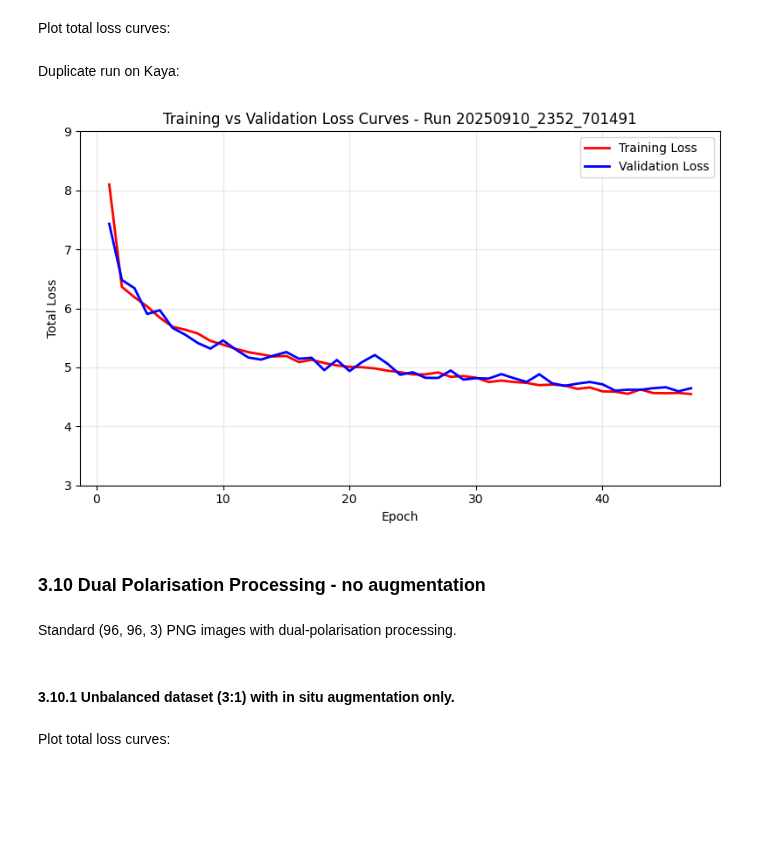
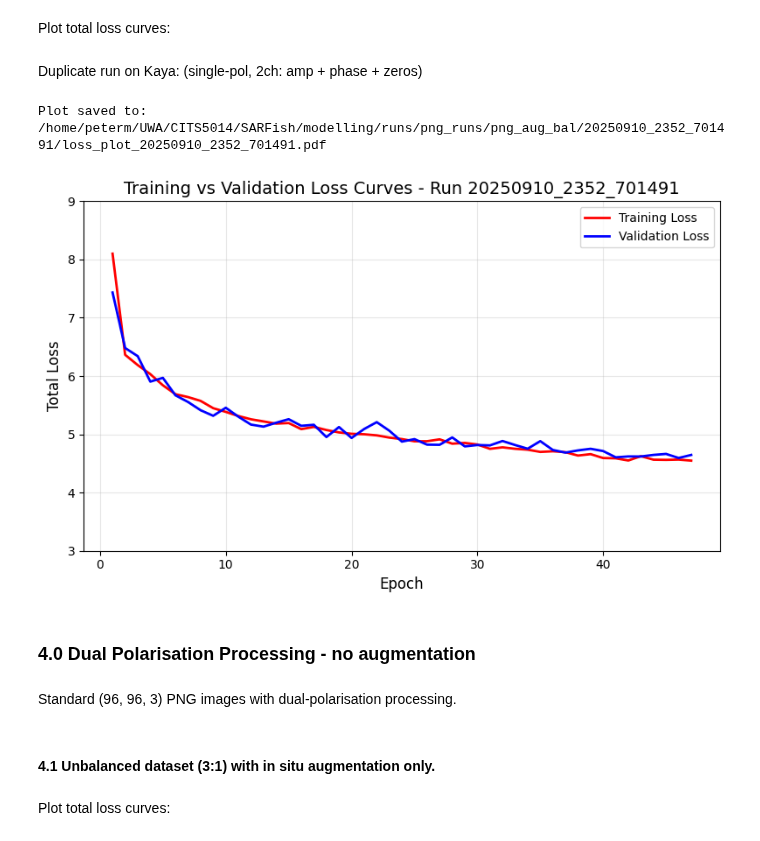
Before and after one commit to pmillitz/SARship-detect, a Jupyter notebook: modelling/notebooks/train_png_uint8_alt.ipynb, the cells around one changed output. Drawn from its saved outputs; the diff is of its cells as text; code cells hidden in the pictures; blank space fills up the shorter version.

```diff
--- a/modelling/notebooks/train_png_uint8_alt.ipynb
+++ b/modelling/notebooks/train_png_uint8_alt.ipynb
@@ -1213,19 +1213,20 @@ results = model.train(
 # %% [markdown]
 Plot total loss curves:
 # %% [markdown]
-Duplicate run on Kaya:
+Duplicate run on Kaya: (single-pol, 2ch: amp + phase + zeros)
 # %%
 results_path = RUNS_DIR / 'png_runs' / 'png_aug_bal' / '20250910_2352_701491'
 # %%
-plot_total_loss(str(results_path / 'results.csv'), ylim=(3, 9))
+plot_total_loss(str(results_path / 'results.csv'), ylim=(3, 9), save_path=str(results_path / 'loss_plot_20250910_2352_701491.pdf'))
 # %% [output]
+Plot saved to: /home/peterm/UWA/CITS5014/SARFish/modelling/runs/png_runs/png_aug_bal/20250910_2352_701491/loss_plot_20250910_2352_701491.pdf
-[figure, old version]
+[figure, new version]
 # %% [markdown]
-### 3.10 Dual Polarisation Processing - no augmentation
+### 4.0 Dual Polarisation Processing - no augmentation
 # %% [markdown]
 Standard (96, 96, 3) PNG images with dual-polarisation processing.
 # %% [markdown]
-#### 3.10.1 Unbalanced dataset (3:1) with in situ augmentation only.
+#### 4.1 Unbalanced dataset (3:1) with in situ augmentation only.
 # %%
 # Create data configuration
 import yaml
```
Also changed, not shown: parts of 9 cells of this notebook, 2 other files.
